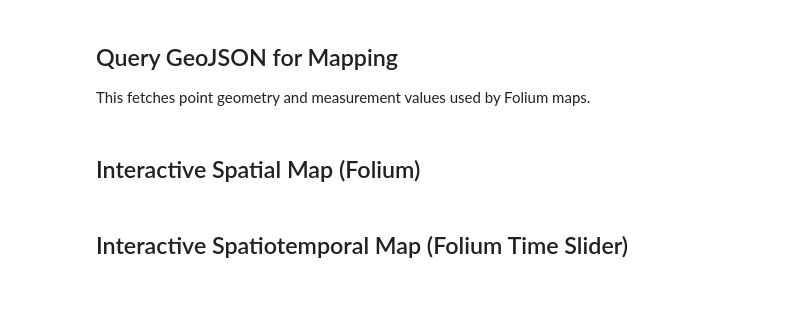
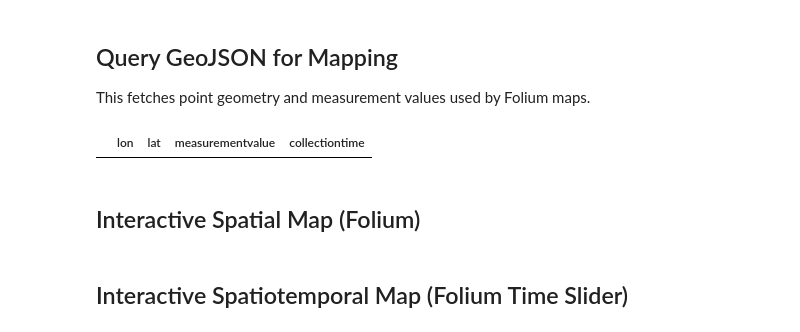
Before and after one commit to In-For-Disaster-Analytics/DSO-Institute-2026, a Jupyter notebook: Day-1/02_query_visualize_spatiotemporal.ipynb, the cells around one changed output. Cells and saved outputs as stored; diff of their text form; code cells hidden in the pictures; blank space fills up the shorter version.

```diff
--- a/Day-1/02_query_visualize_spatiotemporal.ipynb
+++ b/Day-1/02_query_visualize_spatiotemporal.ipynb
@@ -45,7 +50,7 @@ Edit these values before running query cells.
 # %%
 UPSTREAM_USERNAME = input("UPSTREAM_USERNAME: " ).strip()
 UPSTREAM_PASSWORD = getpass("UPSTREAM_PASSWORD: ")
-UPSTREAM_BASE_URL =  "https://dsoinstitute2026.pods.portals.tapis.io"
+UPSTREAM_BASE_URL = saved_context.get("base_url") or "https://dsoinstitute2026api.pods.portals.tapis.io/"
 
 CAMPAIGN_ID = saved_context.get("campaign_id")
 STATION_ID = saved_context.get("station_id")
@@ -135,34 +164,36 @@ geojson = client.get_measurements_geojson(
     limit=GEOJSON_LIMIT,
 )
 
 features = geojson.get("features", [])
 spatial_rows = []
 
 for feature in features:
     geometry = feature.get("geometry", {})
     properties = feature.get("properties", {})
     coords = geometry.get("coordinates", [None, None])
 
     lon = coords[0] if len(coords) > 0 else None
     lat = coords[1] if len(coords) > 1 else None
     value = properties.get("measurementvalue", properties.get("value"))
-    collectiontime = properties.get("collectiontime")
+    collectiontime = properties.get("collectiontime", properties.get("collection_time"))
 
     spatial_rows.append({
         "lon": lon,
         "lat": lat,
         "measurementvalue": value,
         "collectiontime": collectiontime,
     })
 
 spatial_df = pd.DataFrame(spatial_rows)
 spatial_df["lon"] = pd.to_numeric(spatial_df["lon"], errors="coerce")
 spatial_df["lat"] = pd.to_numeric(spatial_df["lat"], errors="coerce")
 spatial_df["measurementvalue"] = pd.to_numeric(spatial_df["measurementvalue"], errors="coerce")
 spatial_df["collectiontime"] = pd.to_datetime(spatial_df["collectiontime"], errors="coerce", utc=True)
 spatial_df = spatial_df.dropna(subset=["lon", "lat", "measurementvalue", "collectiontime"])
 
 spatial_df.head()
+# %% [output]
+|  | lon | lat | measurementvalue | collectiontime |
 # %% [markdown]
 ## Interactive Spatial Map (Folium)
 # %%
```
Also changed, not shown: parts of 5 cells of this notebook, 3 other files.
